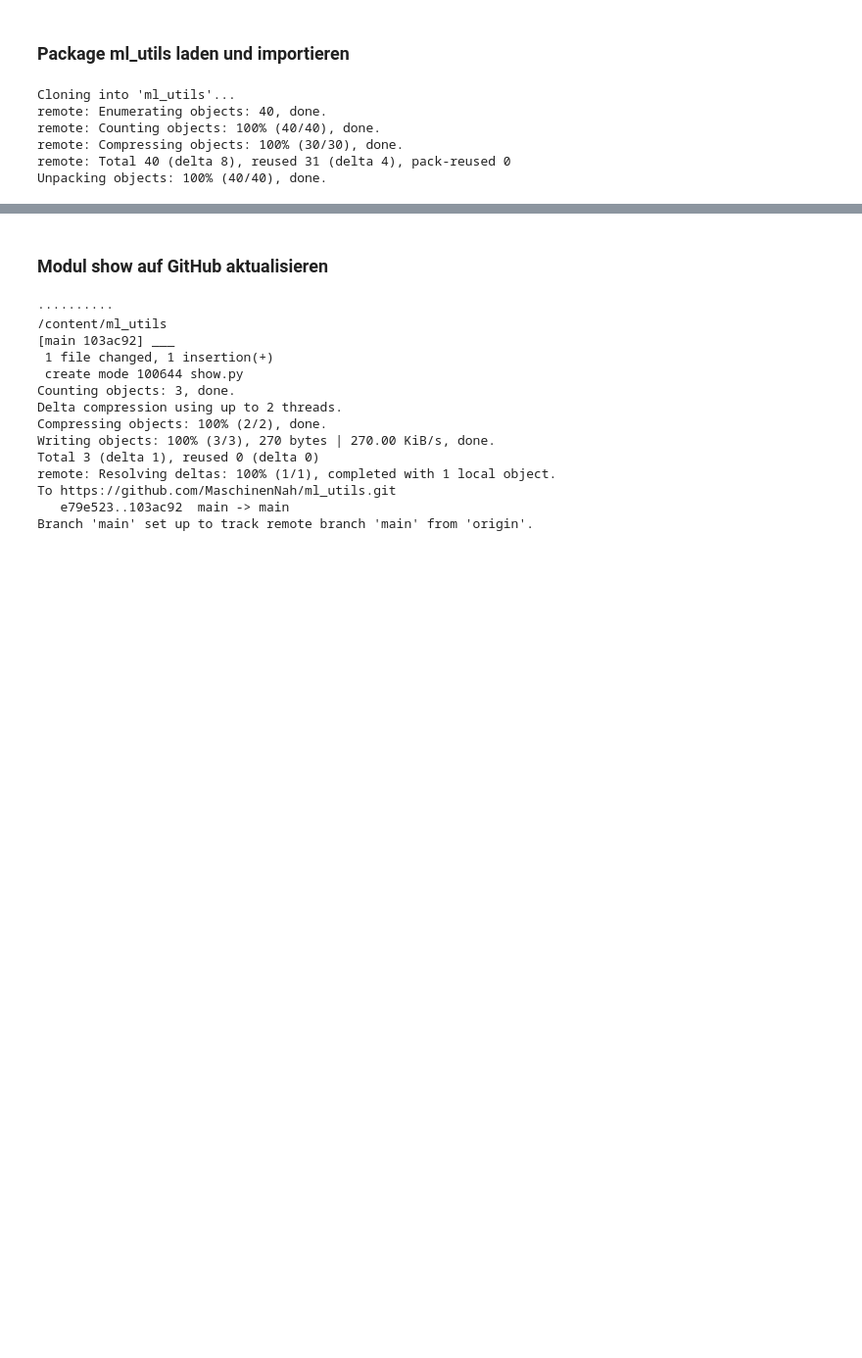
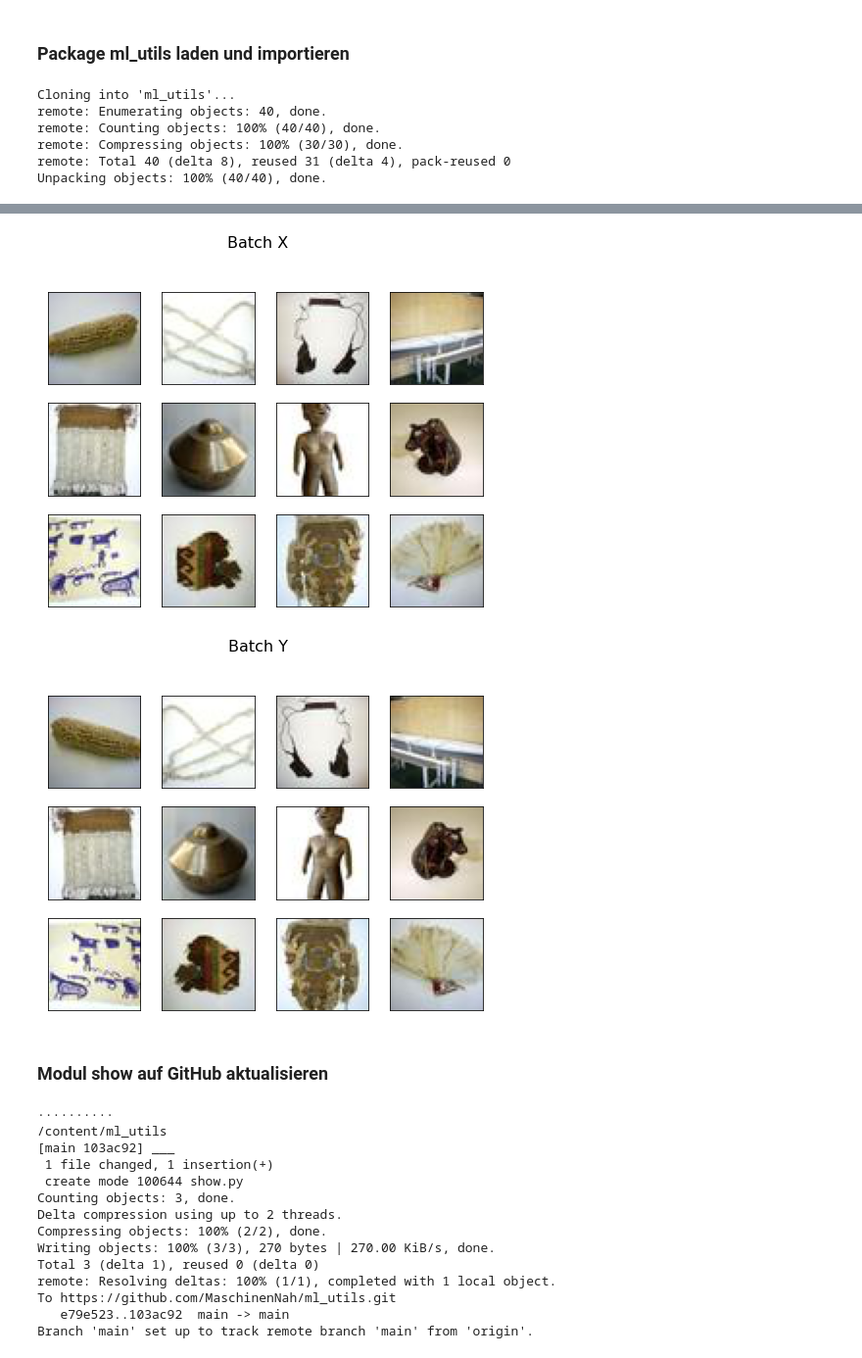
Before and after one commit to MaschinenNah/ml_utils_develop_and_test, a Jupyter notebook: ml_utils_show_develop_and_test.ipynb, the cells around one changed output, grey strips where cells are left out. Shown at 98% size. Saved outputs shown, nothing was run; the diff lists cells and outputs as text; code cells hidden in the pictures; blank space fills up the shorter version.

```diff
--- a/ml_utils_show_develop_and_test.ipynb
+++ b/ml_utils_show_develop_and_test.ipynb
@@ -86,3 +90,10 @@ Text(0.5, 0.5, 'hallo')
+# %%
+show_images_from_np_array(gen[1][0], "Batch X")
+
+show_images_from_np_array(gen[1][1], "Batch Y")
+# %% [output]
+[figure, added]
+[figure, added]
 # %% [markdown]
 ### Modul show auf GitHub aktualisieren
 # %%
```
Also changed, not shown: parts of 6 cells of this notebook.
